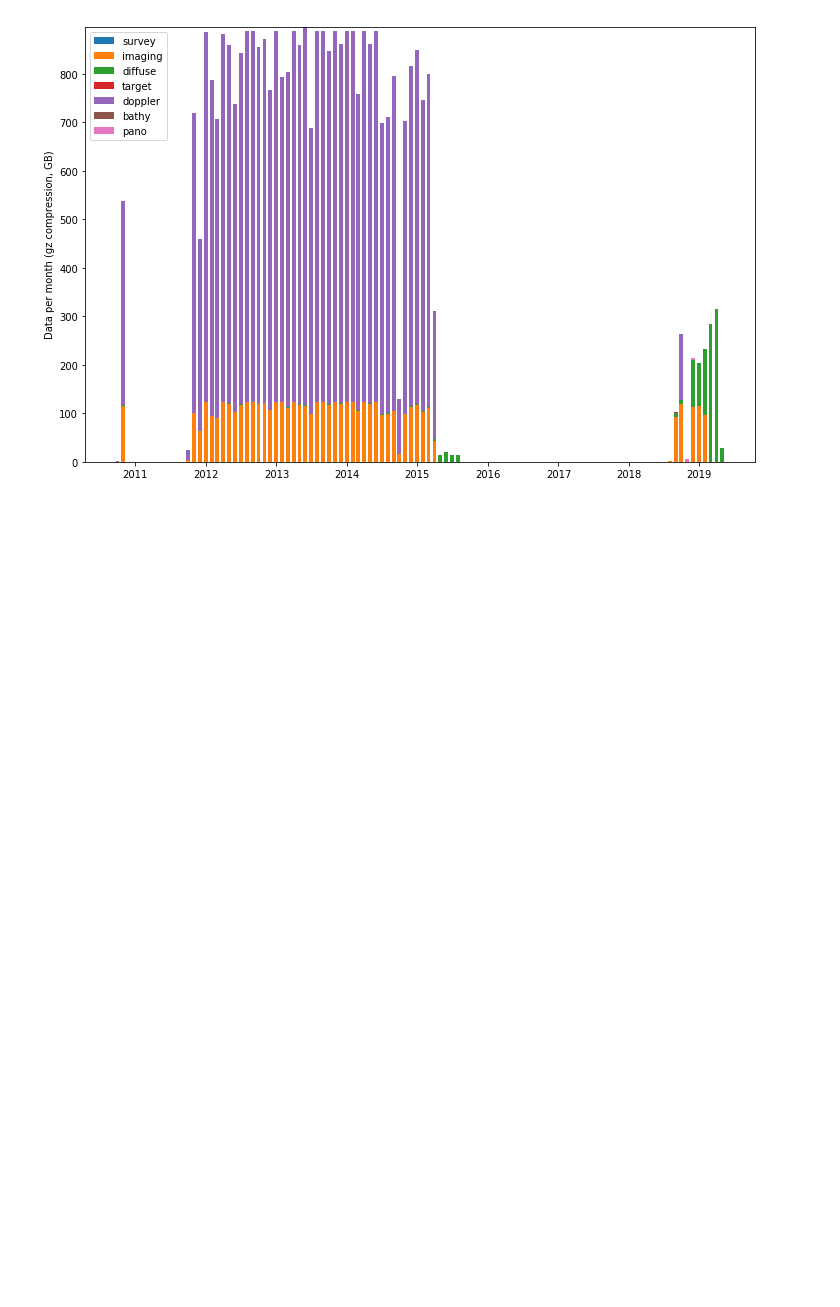
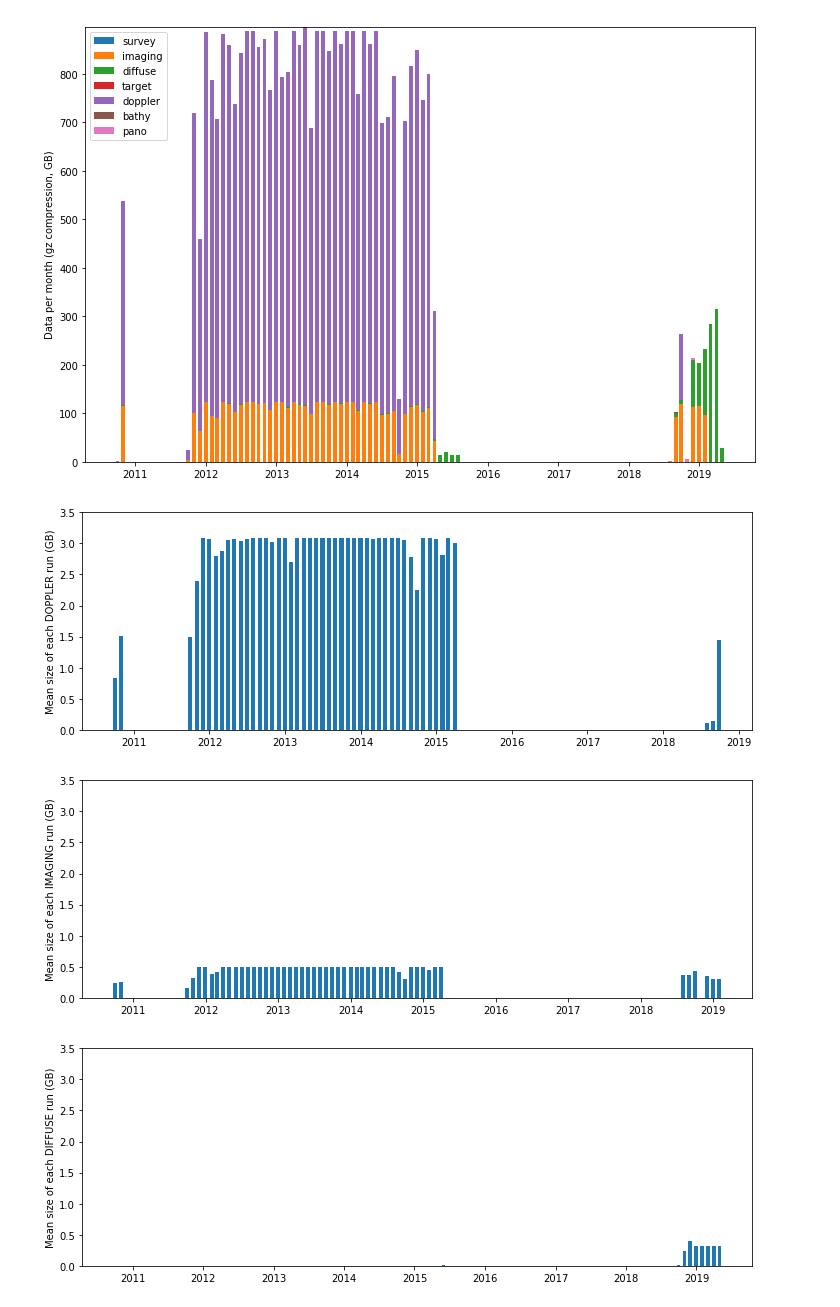
Before and after one commit to COVIS-Sonar/covis-worker, a Jupyter notebook: notebooks/summarize_data_sizes.ipynb, the cells around one changed output. Cells and saved outputs as stored; diff of their text form; code cells hidden in the pictures; blank space fills up the shorter version.

Commit message:
Latest version of summarize_data_sizes

```diff
--- a/notebooks/summarize_data_sizes.ipynb
+++ b/notebooks/summarize_data_sizes.ipynb
@@ -385,3 +368,53 @@ plt.show()
 [figure]
 [figure]
 [figure]
+# %%
+## Mean data sizes
+
+mean_size_per_month = gz_per_month / count_per_month
+
+def plot_mean_size(data,mode):
+
+    fig,ax = plt.subplots()
+    fig.set_size_inches(12,4)
+
+    ax.bar(data.index, height=data[mode], width=20, label=mode)
+    plt.ylim(0.0,3.5)
+
+    return fig,ax
+
+plot_mean_size(mean_size_per_month, 'doppler')
+plt.ylabel("Mean size of each DOPPLER run (GB)")
+plt.show()
+
+##
+
+plot_mean_size(mean_size_per_month, 'imaging')
+plt.ylabel("Mean size of each IMAGING run (GB)")
+plt.show()
+
+plot_mean_size(mean_size_per_month, 'diffuse')
+plt.ylabel("Mean size of each DIFFUSE run (GB)")
+plt.show()
+
+
+
+
+# fig,ax = stacked_mode_bars( count_per_month )
+
+# plt.legend()
+# plt.ylabel("Total number of files per month")
+# plt.show()
+
+
+# ##
+
+# fig,ax = stacked_mode_bars(gz_per_month)
+
+# plt.legend()
+# plt.ylabel("Data per month (gz compression, GB)")
+# plt.show()
+# %% [output]
+[figure, added]
+[figure, added]
+[figure, added]
```
Also changed, not shown: parts of 1 cell of this notebook.
